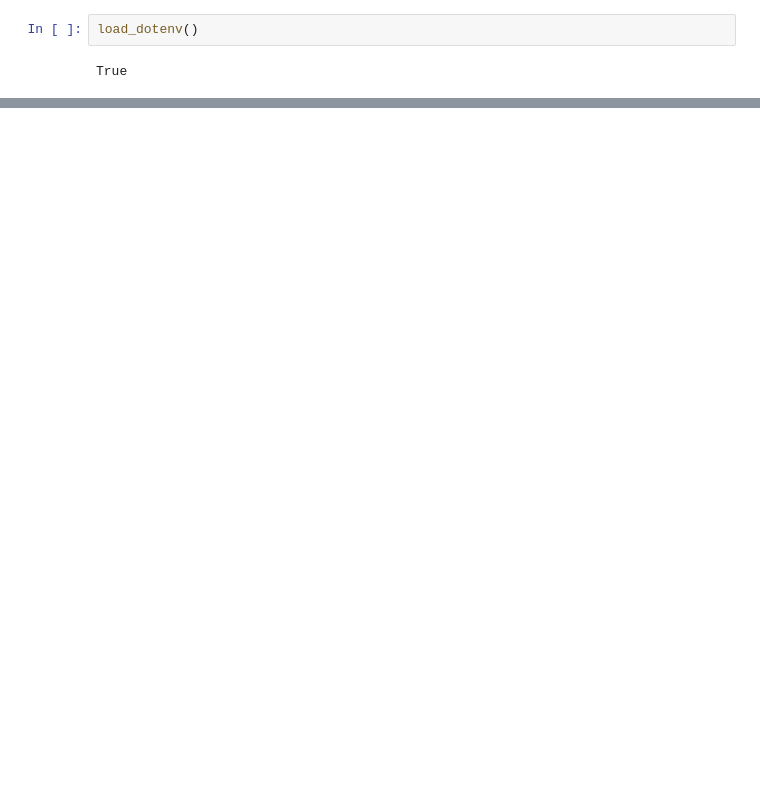
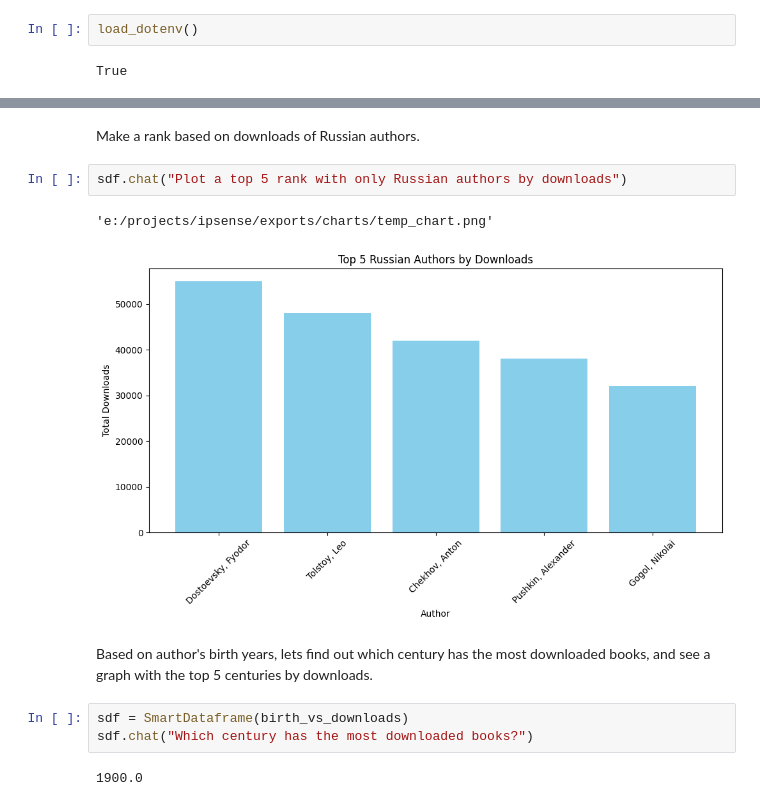
Before and after one commit to mbellucio/ipsense-selection, a Jupyter notebook: main.ipynb, the cells around one changed output, grey strips where cells are left out. Drawn from its saved outputs; the diff is of its cells as text; blank space fills up the shorter version.

```diff
--- a/main.ipynb
+++ b/main.ipynb
@@ -322,0 +320,14 @@ pandasai.exceptions.PandasAIApiCallError: Training failed because of internal se
+# %% [markdown]
+Make a rank based on downloads of Russian authors.
+# %%
+sdf.chat("Plot a top 5 rank with only Russian authors by downloads")
+# %% [output]
+'e:/projects/ipsense/exports/charts/temp_chart.png'
+[figure, added]
+# %% [markdown]
+Based on author's birth years, lets find out which century has the most downloaded books, and see a graph with the top 5 centuries by downloads.
+# %%
+sdf = SmartDataframe(birth_vs_downloads)
+sdf.chat("Which century has the most downloaded books?")
+# %% [output]
+1900.0
```
Also changed, not shown: parts of 27 cells of this notebook, 3 other files.
